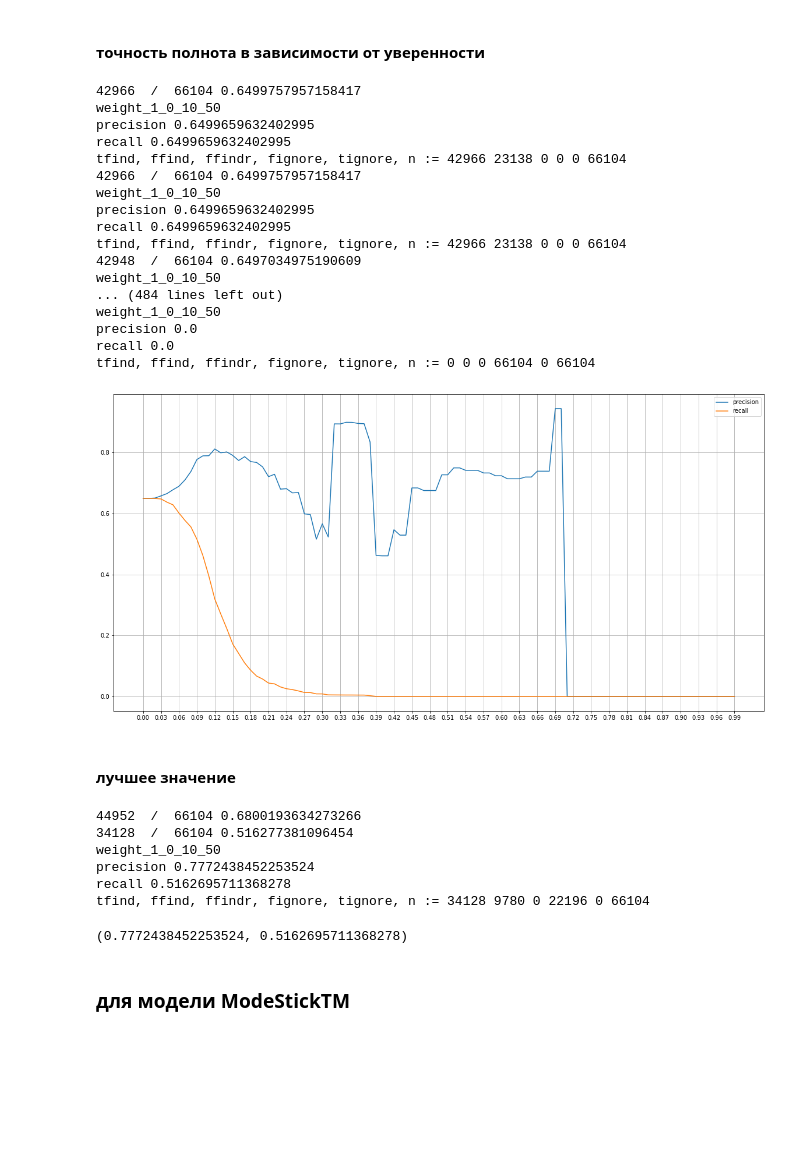
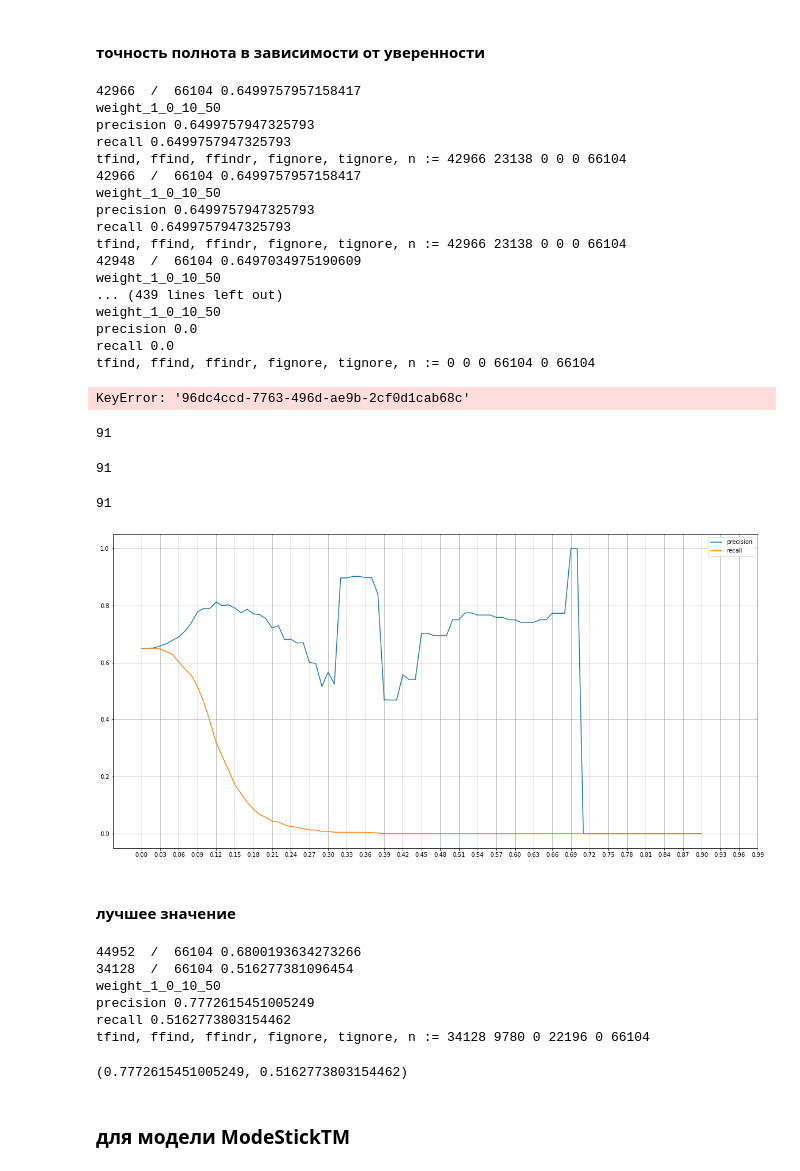
Before and after one commit to maestro95899/tm, a Jupyter notebook: service_cards/AUC.ipynb, the cells around one changed output. Drawn from its saved outputs; the diff is of its cells as text; code cells hidden in the pictures; blank space fills up the shorter version.

```diff
--- a/service_cards/AUC.ipynb
+++ b/service_cards/AUC.ipynb
@@ -40,9 +38,9 @@ inf['exp_name'] = 'weight_1_0_10_50'
 inf['test_size'] = 0.1
 inf['num_collection_passes'] = 10
 inf['topic_number'] = 750
-inf['data_path'] = "service_cards_tokenised_remont_only"
+inf['data_path'] = "../../../nir/tm/service_cards/"
 
-inf['docs'] = data_preparing.read_and_prepared(inf['data_path'])
+inf['docs'] = data_preparing.read_and_prepared('service_cards_tokenised_remont_only', inf['data_path'], )
 inf['path_train'], inf['path_test'] = data_preparing.form_test_train_set(
                 docs=inf['docs'], name=inf['exp_name'], test_size=inf['test_size'])
 inf['path_castom'] = data_preparing.form_castom_set(inf['docs'], name=inf['exp_name'])
@@ -146,31 +138,44 @@ for tr in np.arange(0, 1, 0.01):
 # %% [output]
 42966  /  66104 0.6499757957158417
 weight_1_0_10_50
-precision 0.6499659632402995
-recall 0.6499659632402995
+precision 0.6499757947325793
+recall 0.6499757947325793
 tfind, ffind, ffindr, fignore, tignore, n := 42966 23138 0 0 0 66104
 42966  /  66104 0.6499757957158417
 weight_1_0_10_50
-precision 0.6499659632402995
-recall 0.6499659632402995
+precision 0.6499757947325793
+recall 0.6499757947325793
 tfind, ffind, ffindr, fignore, tignore, n := 42966 23138 0 0 0 66104
 42948  /  66104 0.6497034975190609
 weight_1_0_10_50
-... (484 lines left out)
+... (439 lines left out)
 weight_1_0_10_50
 precision 0.0
 recall 0.0
 tfind, ffind, ffindr, fignore, tignore, n := 0 0 0 66104 0 66104
+KeyError: '96dc4ccd-7763-496d-ae9b-2cf0d1cab68c'
+# %%
+len(recall_list)
+# %% [output]
+91
+# %%
+len(precision_list)
+# %% [output]
+91
+# %%
+len(np.arange(0, 0.91, 0.01))
+# %% [output]
+91
 # %%
 plt.figure(figsize=(20, 10))
-plt.plot(np.arange(0, 1, 0.01), precision_list, label='precision')
-plt.plot(np.arange(0, 1, 0.01), recall_list, label='recall')
+plt.plot(np.arange(0, 0.91, 0.01), precision_list, label='precision')
+plt.plot(np.arange(0, 0.91, 0.01), recall_list, label='recall')
 plt.grid(b=True, axis='both')
 plt.legend()
 plt.xticks(ticks=np.arange(0, 1, 0.03))
 plt.show()
 # %% [output]
-[figure, old version]
+[figure, new version]
 # %% [markdown]
 #### лучшее значение
 # %%
@@ -183,10 +188,10 @@ wwm.calc_all_scores(inf, inf['p_cd_card2rubric_test'])
 44952  /  66104 0.6800193634273266
 34128  /  66104 0.516277381096454
 weight_1_0_10_50
-precision 0.7772438452253524
-recall 0.5162695711368278
+precision 0.7772615451005249
+recall 0.5162773803154462
 tfind, ffind, ffindr, fignore, tignore, n := 34128 9780 0 22196 0 66104
-(0.7772438452253524, 0.5162695711368278)
+(0.7772615451005249, 0.5162773803154462)
 # %% [markdown]
 ### для модели ModeStickTM
 # %%
```
Also changed, not shown: parts of 13 cells of this notebook, 8 other files.
